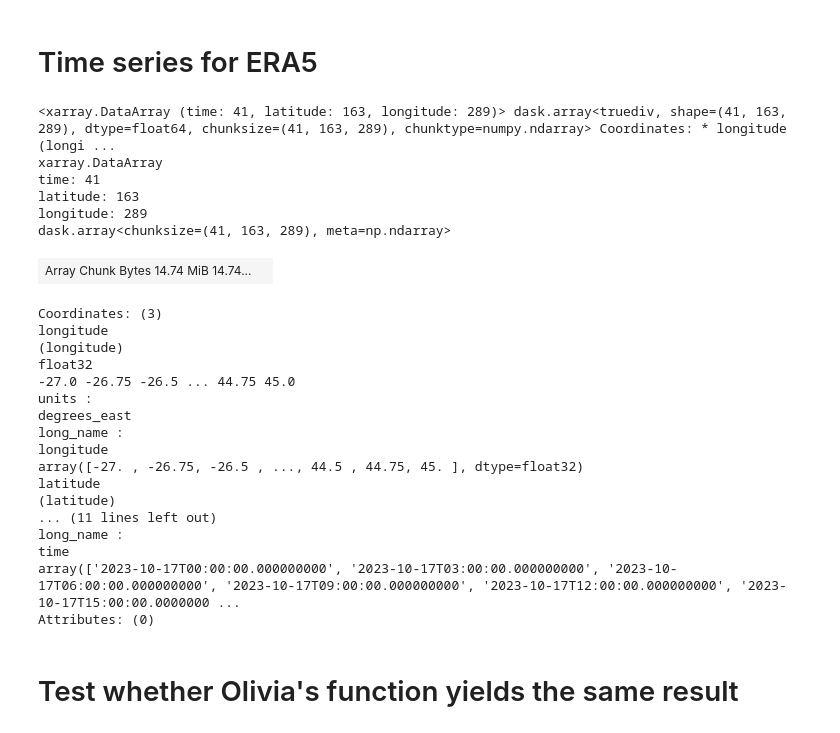
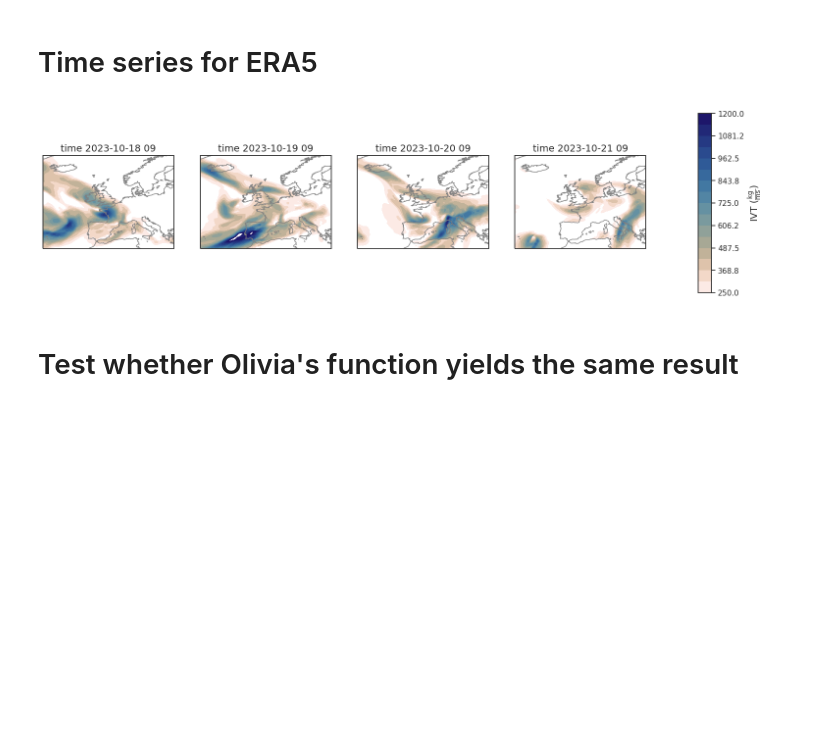
Before and after one commit to shirin-ermis/Storm_Babet, a Jupyter notebook: notebooks/05_atmospheric_rivers.ipynb, the cells around one changed output. Cells and saved outputs as stored; diff of their text form; code cells hidden in the pictures; blank space fills up the shorter version.

Commit message:
added ERA IVT and reran one of the plots for no reason

```diff
--- a/notebooks/05_atmospheric_rivers.ipynb
+++ b/notebooks/05_atmospheric_rivers.ipynb
@@ -113,33 +112,45 @@ era5 = xr.open_mfdataset(os.path.join(era5_dir, '*.nc'), engine='netcdf4')
 era5 = era5.sel(time=slice('2023-10-17 00', '2023-10-22 00'))
 # %%
 ivt_era = bb.Met.calc_ivt(era5.q, era5.u, era5.v)
-# %%
-ivt_era
-# %% [output]
-<xarray.DataArray (time: 41, latitude: 163, longitude: 289)> dask.array<truediv, shape=(41, 163, 289), dtype=float64, chunksize=(41, 163, 289), chunktype=numpy.ndarray> Coordinates: * longitude (longi ...
-xarray.DataArray
-time: 41
-latitude: 163
-longitude: 289
-dask.array<chunksize=(41, 163, 289), meta=np.ndarray>
-| Array Chunk Bytes 14.74 MiB 14.74... |  |
-Coordinates: (3)
-longitude
-(longitude)
-float32
--27.0 -26.75 -26.5 ... 44.75 45.0
-units :
-degrees_east
-long_name :
-longitude
-array([-27. , -26.75, -26.5 , ..., 44.5 , 44.75, 45. ], dtype=float32)
-latitude
-(latitude)
-... (11 lines left out)
-long_name :
-time
-array(['2023-10-17T00:00:00.000000000', '2023-10-17T03:00:00.000000000', '2023-10-17T06:00:00.000000000', '2023-10-17T09:00:00.000000000', '2023-10-17T12:00:00.000000000', '2023-10-17T15:00:00.0000000 ...
-Attributes: (0)
+# %%
+# figure and map setup
+fs=14
+projection = ccrs.PlateCarree()
+longitude =exp['curr'].longitude.values
+latitude = exp['curr'].latitude.values
+fig = plt.figure(1, figsize=(20, 5))
+
+# Map -----------------
+for t, time in enumerate(['2023-10-18 09', '2023-10-19 09', '2023-10-20 09', '2023-10-21 09']):
+    ax = plt.subplot(1,5,t+1, projection = projection)
+    ax.set_extent([lon_min, lon_max, lat_min, lat_max], projection)
+    ax.add_feature(cfeature.COASTLINE.with_scale('50m'), color = 'grey')
+
+    # data for plotting
+    tp_vals = ivt_era.sel(time=time).squeeze().values*100
+    p_vals = era5.z.sel(time=time, level=850).squeeze().values
+
+    # tp as shading
+    clevs_tp = np.linspace(tp_min, tp_max, 17)
+    cf = ax.contourf(longitude, latitude, tp_vals, clevs_tp, cmap=cm.lapaz_r,
+                    transform=projection)
+    plt.title('time '+time[:13], fontsize=fs)
+
+    # geopotential as contours
+    clevs_p = np.linspace(p_min, p_max, 17)
+    cs = ax.contour(longitude, latitude, p_vals, clevs_p, colors='black',
+                    transform=projection)
+    plt.clabel(cs, fmt='%d')
+
+# Other figure settings -----------------
+ax = plt.subplot(1,5,5)
+ax.axis('off')  # removes subplot frame
+cax = ax.inset_axes([0.2, 0.02, 0.1, 0.95])  # creates inset, [x0,y0, width, height]
+cbar = fig.colorbar(cf, cax=cax, label=r'IVT ($\frac{\mathrm{kg}}{\mathrm{m}\mathrm{s}}$)', extend = 'max', shrink=0.8)
+cbar.set_label(label=r'IVT ($\frac{\mathrm{kg}}{\mathrm{m}\mathrm{s}}$)', size=fs)
+cbar.ax.tick_params(labelsize=fs-3)
+# %% [output]
+[figure, added]
 # %% [markdown]
 # Test whether Olivia's function yields the same result
 # %%
```
Also changed, not shown: parts of 1 cell of this notebook, 1 other file.
